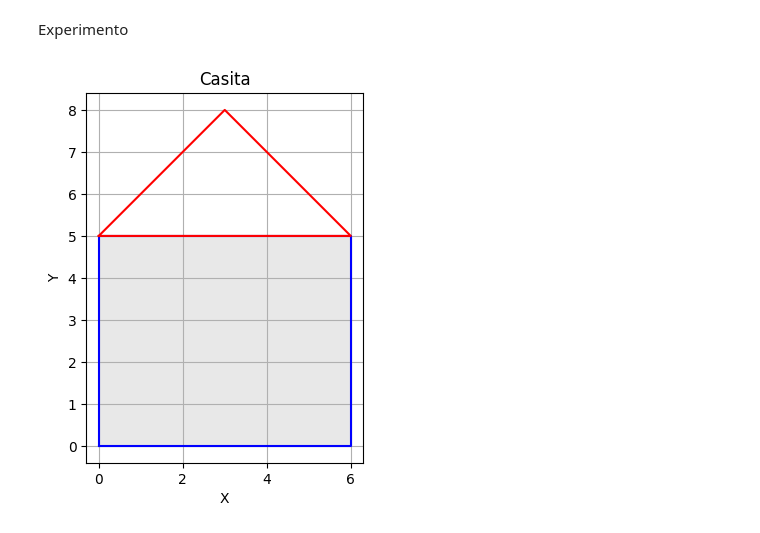
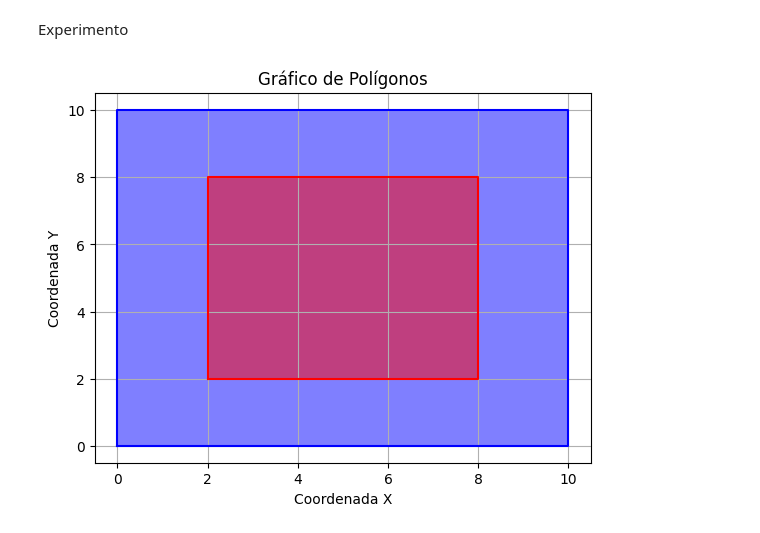
Before and after one commit to Jhon-Fredy-Hernandez-Martinez/TalentoTECH, a Jupyter notebook: SHAPELY.ipynb, the cells around one changed output. Cells and saved outputs as stored; diff of their text form; code cells hidden in the pictures.

```diff
--- a/SHAPELY.ipynb
+++ b/SHAPELY.ipynb
@@ -115,30 +115,38 @@ plt.show()
 [figure]
 # %% [markdown]
 Experimento
-# %%
-# Definir el rectángulo como el exterior de la casa
-rectangulo = Polygon([(0,0), (6,0), (6,5), (0,5)])
-
-# Definir el triángulo invertido como el agujero de la casa (la parte del techo)
-triangulo = [[(0,5), (3,8), (6,5)]]
-
-# Crear la casita con el agujero
-casita = Polygon(shell=rectangulo.exterior, holes=triangulo)
-
-# Extraer las coordenadas de la casita y el agujero
-casita_x, casita_y = casita.exterior.xy
-triangulo_x, triangulo_y = casita.interiors[0].xy
-
-# Dibujar la casita
-plt.plot(casita_x, casita_y, color='blue')  # Dibujar el rectángulo
-plt.fill(casita_x, casita_y, color='lightgray', alpha=0.5)  # Rellenar el rectángulo
-plt.plot(triangulo_x, triangulo_y, color='red')  # Dibujar el triángulo (techo)
-plt.fill(triangulo_x, triangulo_y, color='white')  # Rellenar el triángulo (techo)
-plt.xlabel('X')
-plt.ylabel('Y')
-plt.title('Casita')
-plt.gca().set_aspect('equal', adjustable='box')
-plt.grid(True)
-plt.show()
-# %% [output]
-[figure, removed]
+# %%
+from shapely.geometry import Polygon
+import matplotlib.pyplot as plt
+
+# Coordenadas del contorno exterior del polígono principal
+exterior_coords = [(0, 0), (0, 10), (10, 10), (10, 0)]
+
+# Coordenadas del polígono más pequeño
+hole_coords = [(2, 2), (2, 8), (8, 8), (8, 2)]
+
+# Crear el polígono principal y el polígono más pequeño
+polygon_principal = Polygon(exterior_coords)
+polygon_pequeño = Polygon(hole_coords)
+
+# Extraer las coordenadas x e y del polígono principal
+x_principal, y_principal = polygon_principal.exterior.xy
+
+# Extraer las coordenadas x e y del polígono más pequeño
+x_pequeño, y_pequeño = polygon_pequeño.exterior.xy
+
+# Crear un gráfico
+plt.figure()
+plt.plot(x_principal, y_principal, 'b-')  # Polígono principal en azul
+plt.fill(x_principal, y_principal, 'blue', alpha=0.5)  # Rellenar el polígono principal
+
+plt.plot(x_pequeño, y_pequeño, 'r-')  # Polígono más pequeño en rojo
+plt.fill(x_pequeño, y_pequeño, 'red', alpha=0.5)  # Rellenar el polígono más pequeño
+
+plt.title('Gráfico de Polígonos')
+plt.xlabel('Coordenada X')
+plt.ylabel('Coordenada Y')
+plt.grid(True)
+plt.show()
+# %% [output]
+[figure, added]
```
Also changed, not shown: parts of 1 cell of this notebook.
